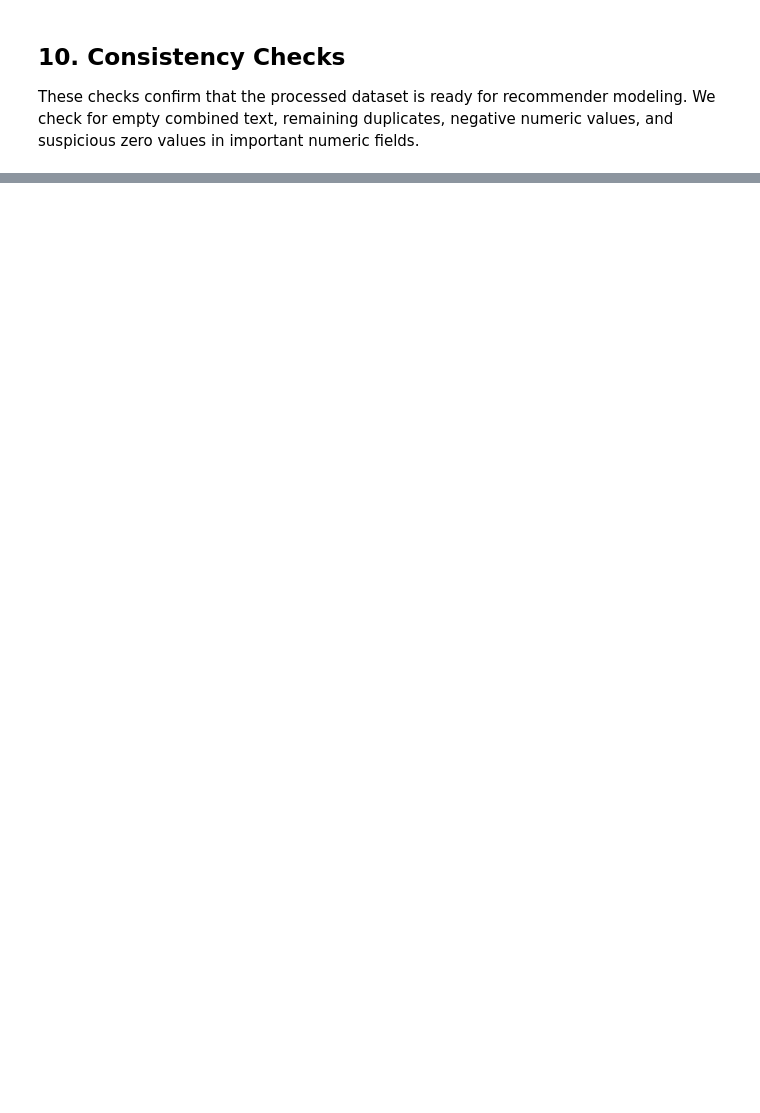
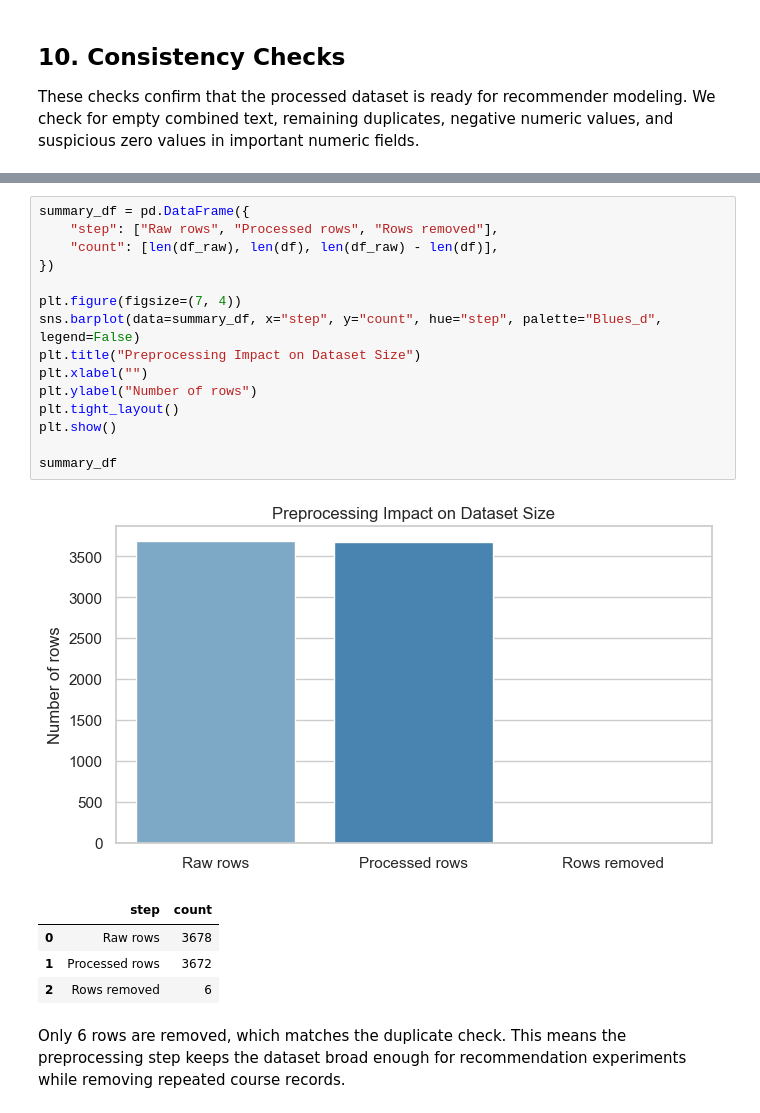
Before and after one commit to SimranHundal17/Online-course-recommender-system, a Jupyter notebook: notebooks/02_preprocessing.ipynb, the cells around one changed output, grey strips where cells are left out. Cells and saved outputs as stored; diff of their text form; blank space fills up the shorter version.

Commit message:
Improve preprocessing notebook

```diff
--- a/notebooks/02_preprocessing.ipynb
+++ b/notebooks/02_preprocessing.ipynb
@@ -152 +279,24 @@ The zero-value checks are not automatically treated as errors. Free courses can
+# %%
+summary_df = pd.DataFrame({
+    "step": ["Raw rows", "Processed rows", "Rows removed"],
+    "count": [len(df_raw), len(df), len(df_raw) - len(df)],
+})
+
+plt.figure(figsize=(7, 4))
+sns.barplot(data=summary_df, x="step", y="count", hue="step", palette="Blues_d", legend=False)
+plt.title("Preprocessing Impact on Dataset Size")
+plt.xlabel("")
+plt.ylabel("Number of rows")
+plt.tight_layout()
+plt.show()
+
+summary_df
+# %% [output]
+[figure, added]
+|  | step | count |
+| 0 | Raw rows | 3678 |
+| 1 | Processed rows | 3672 |
+| 2 | Rows removed | 6 |
+# %% [markdown]
+Only 6 rows are removed, which matches the duplicate check. This means the preprocessing step keeps the dataset broad enough for recommendation experiments while removing repeated course records.
 # %% [markdown]
```
Also changed, not shown: parts of 31 cells of this notebook.
